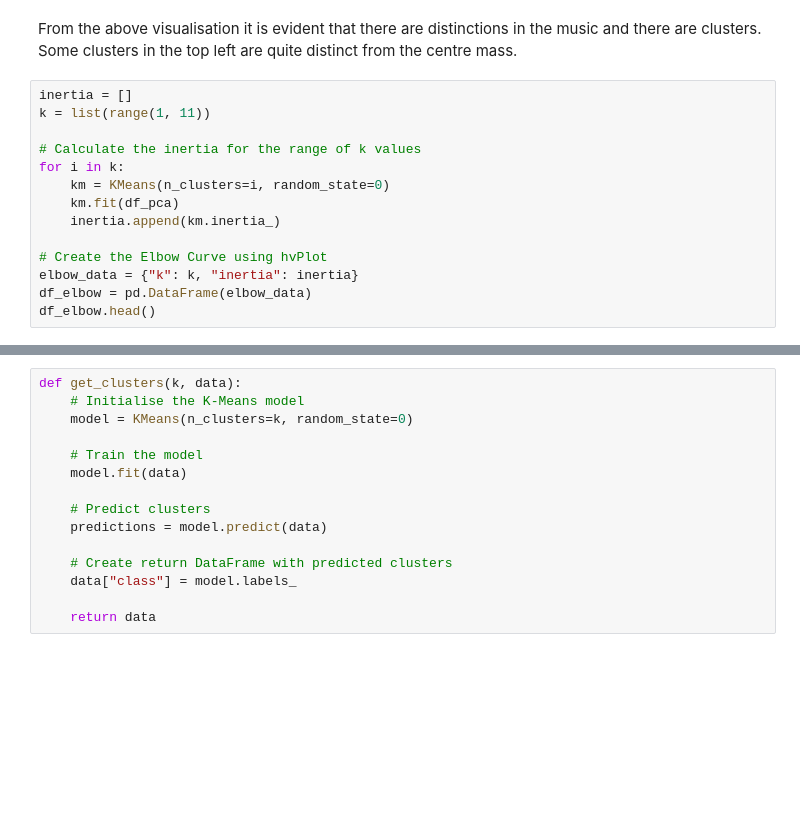
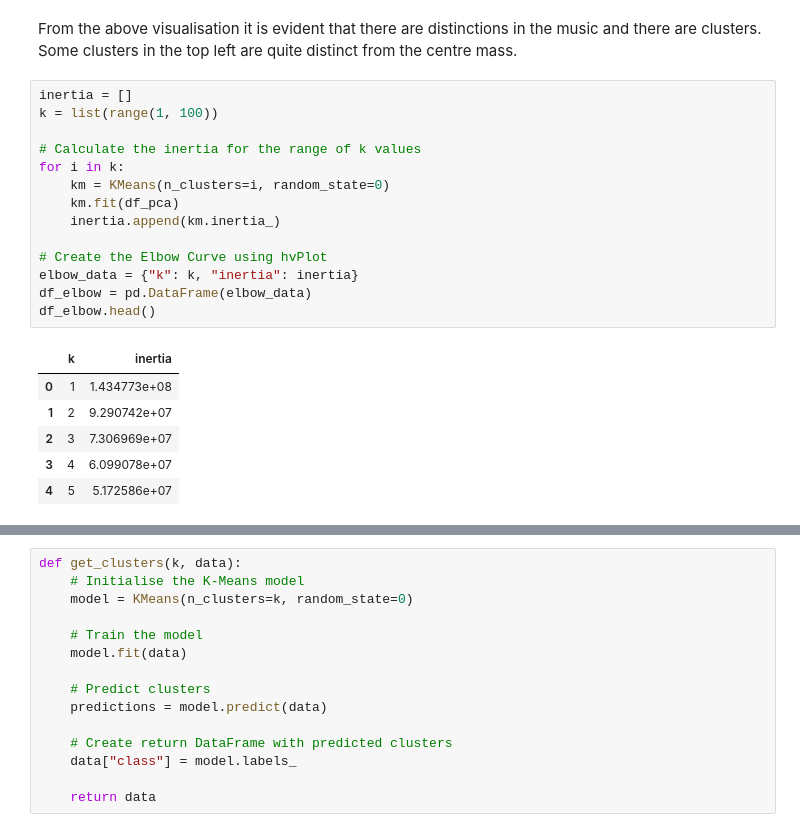
Before and after one commit to angelaalexandersmith/Project4_Spotify-Data, a Jupyter notebook: Project4_Spotify.ipynb, the cells around one changed output, grey strips where cells are left out. Drawn from its saved outputs; the diff is of its cells as text; blank space fills up the shorter version.

```diff
--- a/Project4_Spotify.ipynb
+++ b/Project4_Spotify.ipynb
@@ -689,18 +693,25 @@ plt.show()
 From the above visualisation it is evident that there are distinctions in the music and there are clusters. Some clusters in the top left are quite distinct from the centre mass.
 # %%
 inertia = []
-k = list(range(1, 11))
+k = list(range(1, 100))
 
 # Calculate the inertia for the range of k values
 for i in k:
     km = KMeans(n_clusters=i, random_state=0)
     km.fit(df_pca)
     inertia.append(km.inertia_)
 
 # Create the Elbow Curve using hvPlot
 elbow_data = {"k": k, "inertia": inertia}
 df_elbow = pd.DataFrame(elbow_data)
 df_elbow.head()
+# %% [output]
+|  | k | inertia |
+| 0 | 1 | 1.434773e+08 |
+| 1 | 2 | 9.290742e+07 |
+| 2 | 3 | 7.306969e+07 |
+| 3 | 4 | 6.099078e+07 |
+| 4 | 5 | 5.172586e+07 |
 # %%
 # Plot the elbow curve to find the best candidate(s) for k
 plt.plot(df_elbow['k'], df_elbow['inertia'])
```
Also changed, not shown: parts of 6 cells of this notebook.
